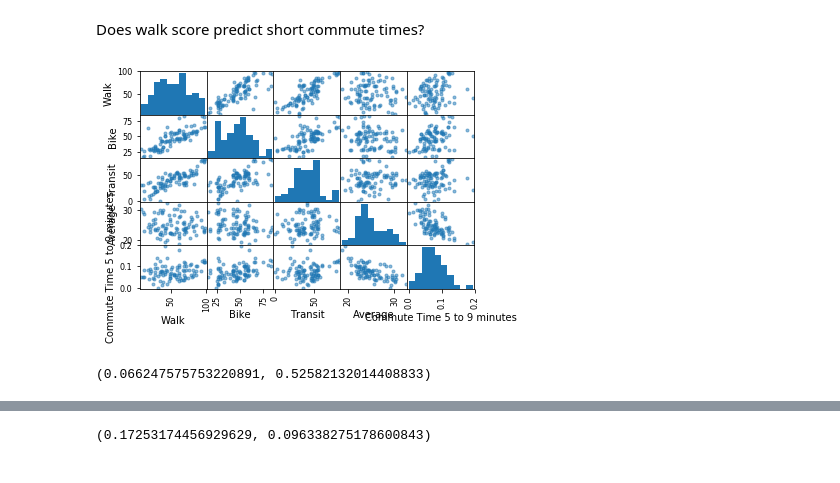
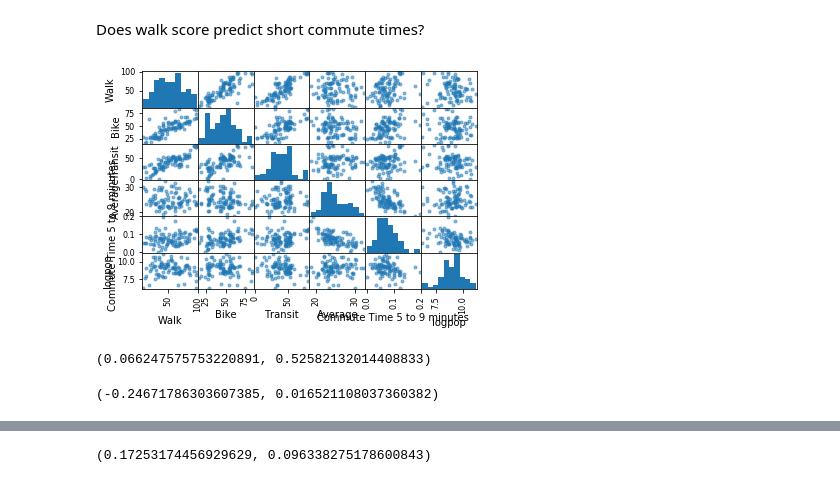
Before and after one commit to Hudsonnc/Pr_084, a Jupyter notebook: San Diego.ipynb, the cells around one changed output, grey strips where cells are left out. Saved outputs shown, nothing was run; the diff lists cells and outputs as text; code cells hidden in the pictures.

```diff
--- a/San Diego.ipynb
+++ b/San Diego.ipynb
@@ -23,7 +23,7 @@ for entry in table:
             'Transit': float(split[-3].replace('-','nan')),
             'Bike': float(split[-2].replace('-','nan')),
             'Pop': int(split[-1].replace(',','')),
-#             'logpop': np.log(int(split[-1].replace(',','')))
+            'logpop': np.log(int(split[-1].replace(',','')))
         }
     alldat.append(data)
 # %%
@@ -436,10 +375,14 @@ merged = merged.dropna()
 Does walk score predict short commute times?
 # %%
 scatter = pd.scatter_matrix(merged[['Walk','Bike','Transit','Average',
-                          'Commute Time 5 to 9 minutes']])
+                          'Commute Time 5 to 9 minutes', 'logpop']])
 # %% [output]
-[figure, old version]
+[figure, new version]
 # %%
 stats.pearsonr(merged['Transit'], merged['Average'])
 # %% [output]
 (0.066247575753220891, 0.52582132014408833)
+# %%
+stats.pearsonr(merged['Bike'], merged['Average'])
+# %% [output]
+(-0.24671786303607385, 0.016521108037360382)
```
Also changed, not shown: parts of 12 cells of this notebook.
